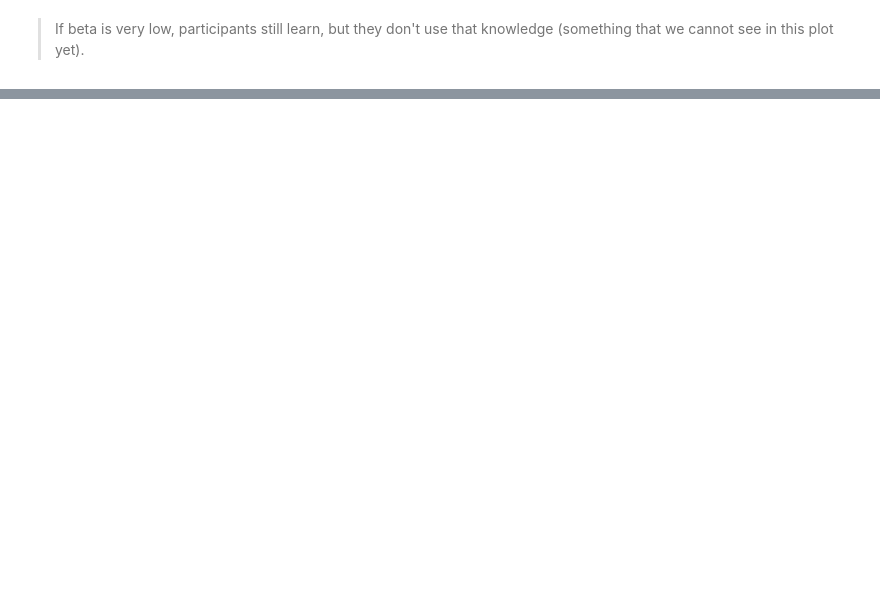
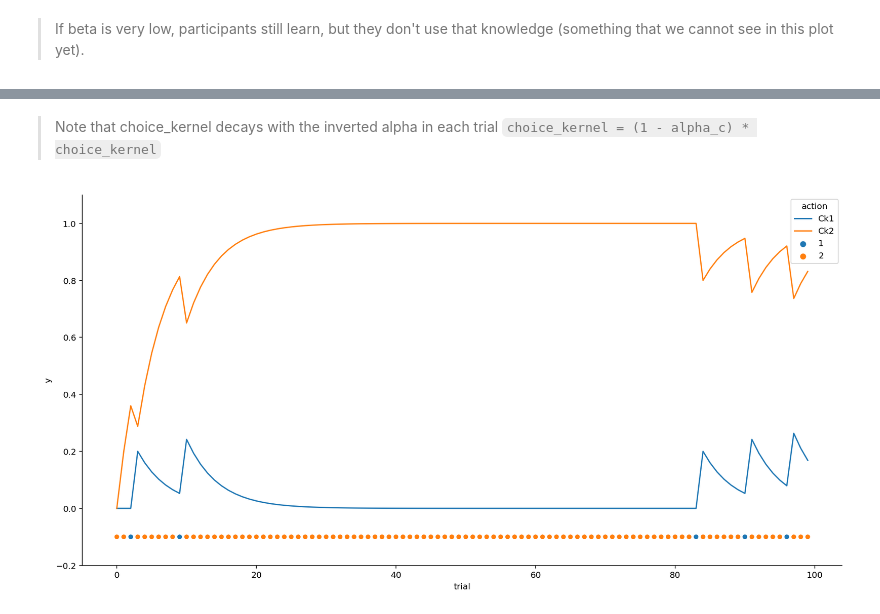
Before and after one commit to hgzech/simulation_workshop, a Jupyter notebook: 01_simulation.ipynb, the cells around one changed output, grey strips where cells are left out. Drawn from its saved outputs; the diff is of its cells as text; code cells hidden in the pictures; blank space fills up the shorter version.

```diff
--- a/01_simulation.ipynb
+++ b/01_simulation.ipynb
@@ -186,0 +188,49 @@ plot_game(T, mu, alpha, beta)
+# %%
+#export
+def simulate_M4ChoiceKernel_v1(T, mu, alpha_c, beta_c):
+    choice_kernel = np.array([0, 0]) # choice_kernel are the choice_kernel-values the participant currently holds for each action
+    choice_kernels = []
+    actions = [] # the participants actions
+    rewards = [] # the rewards received by the participant
+    # Looping through trials
+    for t in range(T):
+        choice_kernels.append(choice_kernel)
+        p = np.exp(beta_c*choice_kernel)/sum(np.exp(beta_c*choice_kernel)) # The probability with which a participant choses each action
+        action = choose(p) # The choice of the participant based on the choice probabilities
+        actions.append(action)
+        reward = np.random.random() < mu[action] # The reward determined by the game for the action the participant chose
+        rewards.append(int(reward))
+        choice_kernel = (1 - alpha_c) * choice_kernel # This is a general choice kernel decay
+        choice_kernel[action] = choice_kernel[action] + alpha_c * 1 # Stickiness
+    return actions, rewards, choice_kernels
+# %% [markdown]
+> Note that choice_kernel decays with the inverted alpha in each trial `choice_kernel = (1 - alpha_c) * choice_kernel`
+# %%
+#export
+def plot_choice_kernel_game(T, mu, alpha, beta):
+    fig, ax = plt.subplots(1,1, figsize = (16,8))
+    actions, rewards, Cks = simulate_M4ChoiceKernel_v1(T, mu, alpha, beta)
+    df = pd.DataFrame(Cks)
+    df.columns = ['Ck1','Ck2']
+    df.Ck1.plot()
+    df.Ck2.plot()
+    sns.despine()
+    plt.legend()
+    ax.set_ylim([-.2,1.1])
+
+    # Adding actions
+    action_df = pd.DataFrame({'action':actions})
+    action_df['trial'] = action_df.index
+    action_df['y'] = -.1
+    action_df['action'] = action_df.action.replace({0:'1',1:'2'})
+    sns.scatterplot(x = 'trial', y = 'y', hue = 'action', data = action_df, ax = ax, hue_order = ['1','2'])
+
+    return actions
+# %%
+T = 100 # number of trials
+mu = [.2,.8] # reward probabilities
+alpha = .2 # learning rate
+beta = 4 # inverse temperature
+actions = plot_choice_kernel_game(T, mu, alpha, beta)
+# %% [output]
+[figure, added]
```
Also changed, not shown: parts of 16 cells of this notebook, 11 other files.
